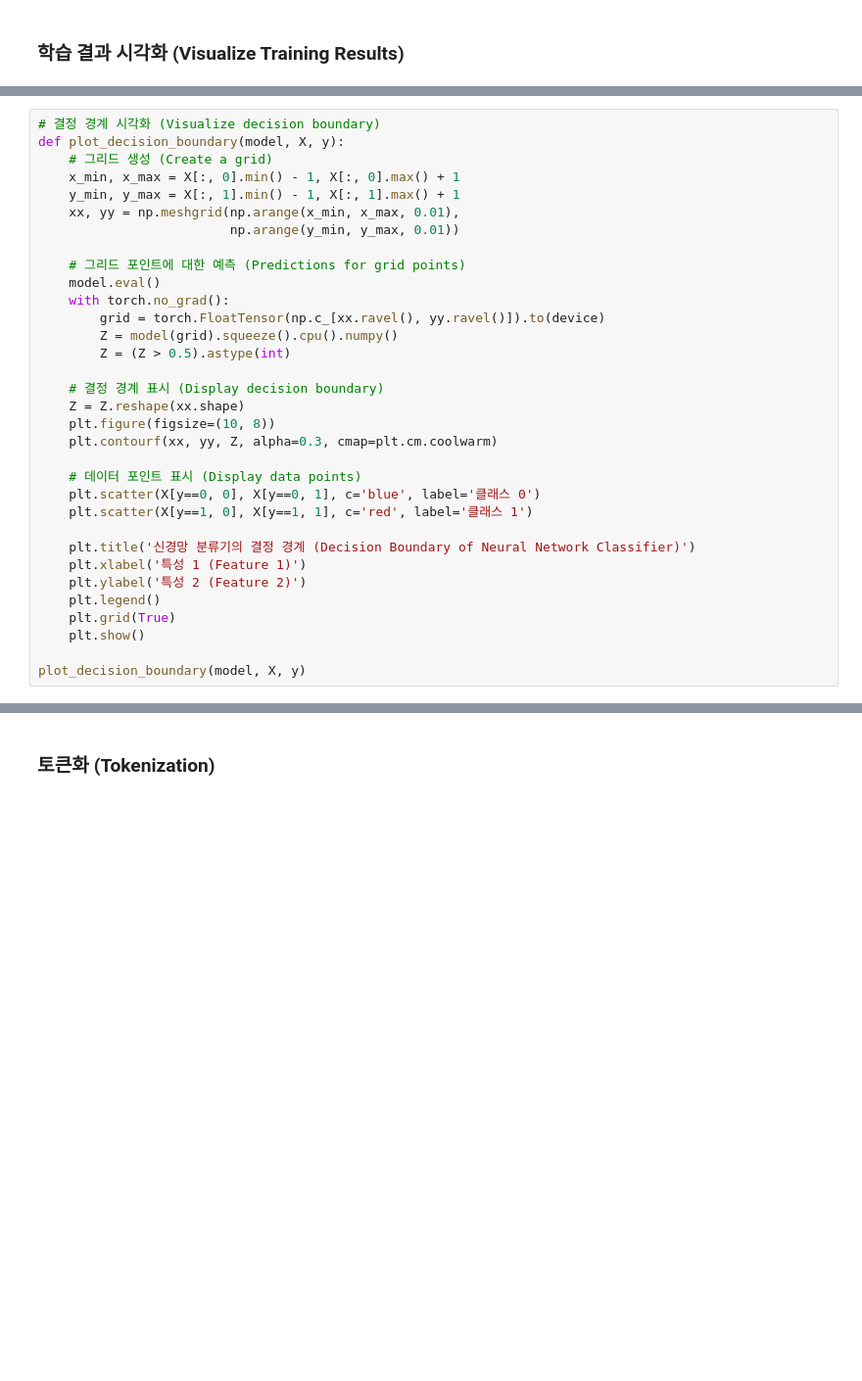
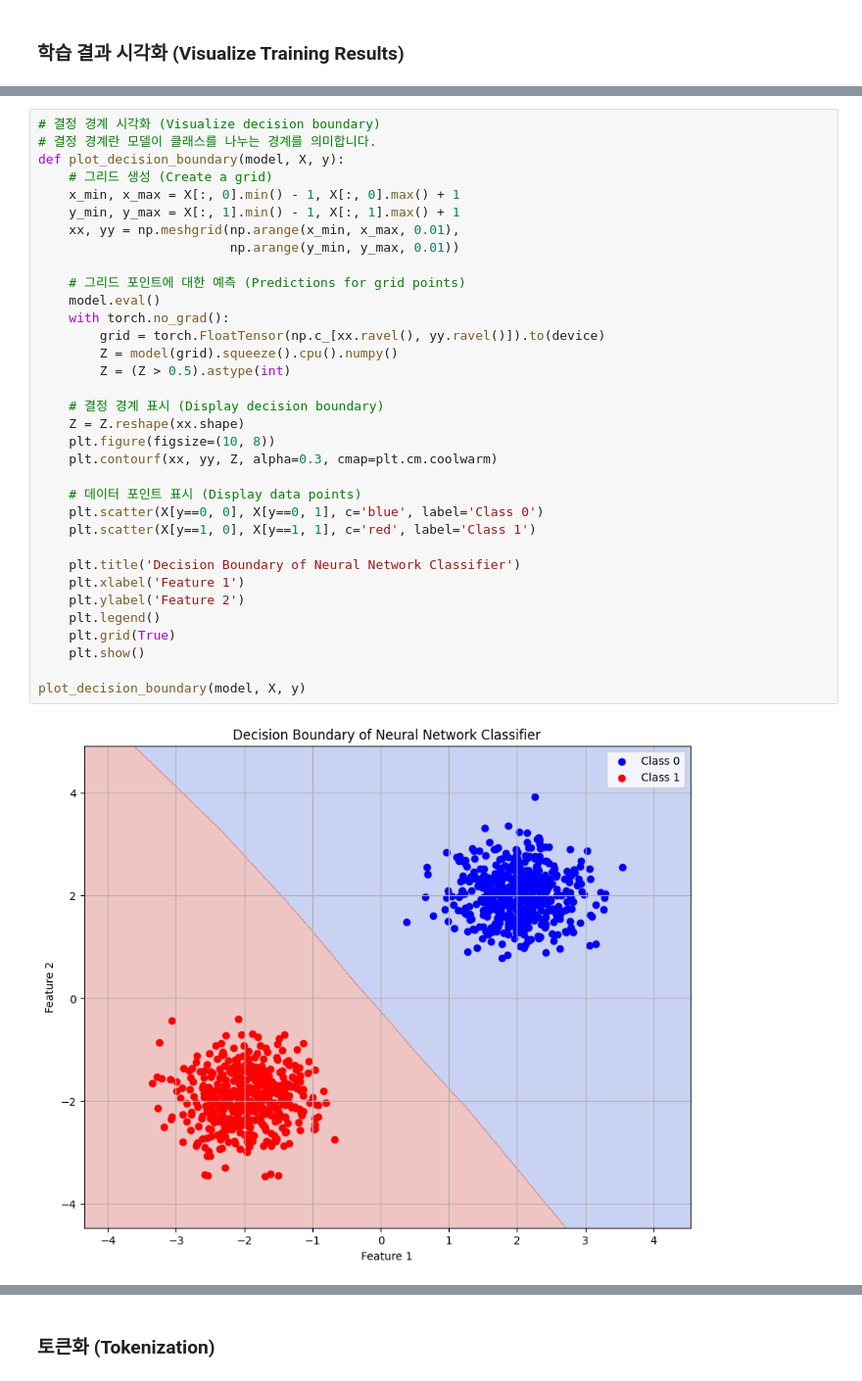
Before and after one commit to ApplesHUFS/DLPractice, a Jupyter notebook: DL_기본_실습.ipynb, the cells around one changed output, grey strips where cells are left out. Shown: that part at 98% size. Cells and saved outputs as stored; diff of their text form; blank space fills up the shorter version.

```diff
--- a/DL_기본_실습.ipynb
+++ b/DL_기본_실습.ipynb
@@ -180,36 +653,39 @@ plt.show()
 # %%
 # 결정 경계 시각화 (Visualize decision boundary)
+# 결정 경계란 모델이 클래스를 나누는 경계를 의미합니다.
 def plot_decision_boundary(model, X, y):
     # 그리드 생성 (Create a grid)
     x_min, x_max = X[:, 0].min() - 1, X[:, 0].max() + 1
     y_min, y_max = X[:, 1].min() - 1, X[:, 1].max() + 1
     xx, yy = np.meshgrid(np.arange(x_min, x_max, 0.01),
                          np.arange(y_min, y_max, 0.01))
 
     # 그리드 포인트에 대한 예측 (Predictions for grid points)
     model.eval()
     with torch.no_grad():
         grid = torch.FloatTensor(np.c_[xx.ravel(), yy.ravel()]).to(device)
         Z = model(grid).squeeze().cpu().numpy()
         Z = (Z > 0.5).astype(int)
 
     # 결정 경계 표시 (Display decision boundary)
     Z = Z.reshape(xx.shape)
     plt.figure(figsize=(10, 8))
     plt.contourf(xx, yy, Z, alpha=0.3, cmap=plt.cm.coolwarm)
 
     # 데이터 포인트 표시 (Display data points)
-    plt.scatter(X[y==0, 0], X[y==0, 1], c='blue', label='클래스 0')
-    plt.scatter(X[y==1, 0], X[y==1, 1], c='red', label='클래스 1')
+    plt.scatter(X[y==0, 0], X[y==0, 1], c='blue', label='Class 0')
+    plt.scatter(X[y==1, 0], X[y==1, 1], c='red', label='Class 1')
 
-    plt.title('신경망 분류기의 결정 경계 (Decision Boundary of Neural Network Classifier)')
-    plt.xlabel('특성 1 (Feature 1)')
-    plt.ylabel('특성 2 (Feature 2)')
+    plt.title('Decision Boundary of Neural Network Classifier')
+    plt.xlabel('Feature 1')
+    plt.ylabel('Feature 2')
     plt.legend()
     plt.grid(True)
     plt.show()
 
 plot_decision_boundary(model, X, y)
+# %% [output]
+[figure, added]
 # %%
 # 모델 평가 (Evaluate model)
 model.eval()
```
Also changed, not shown: parts of 34 cells of this notebook, 1 other file.
